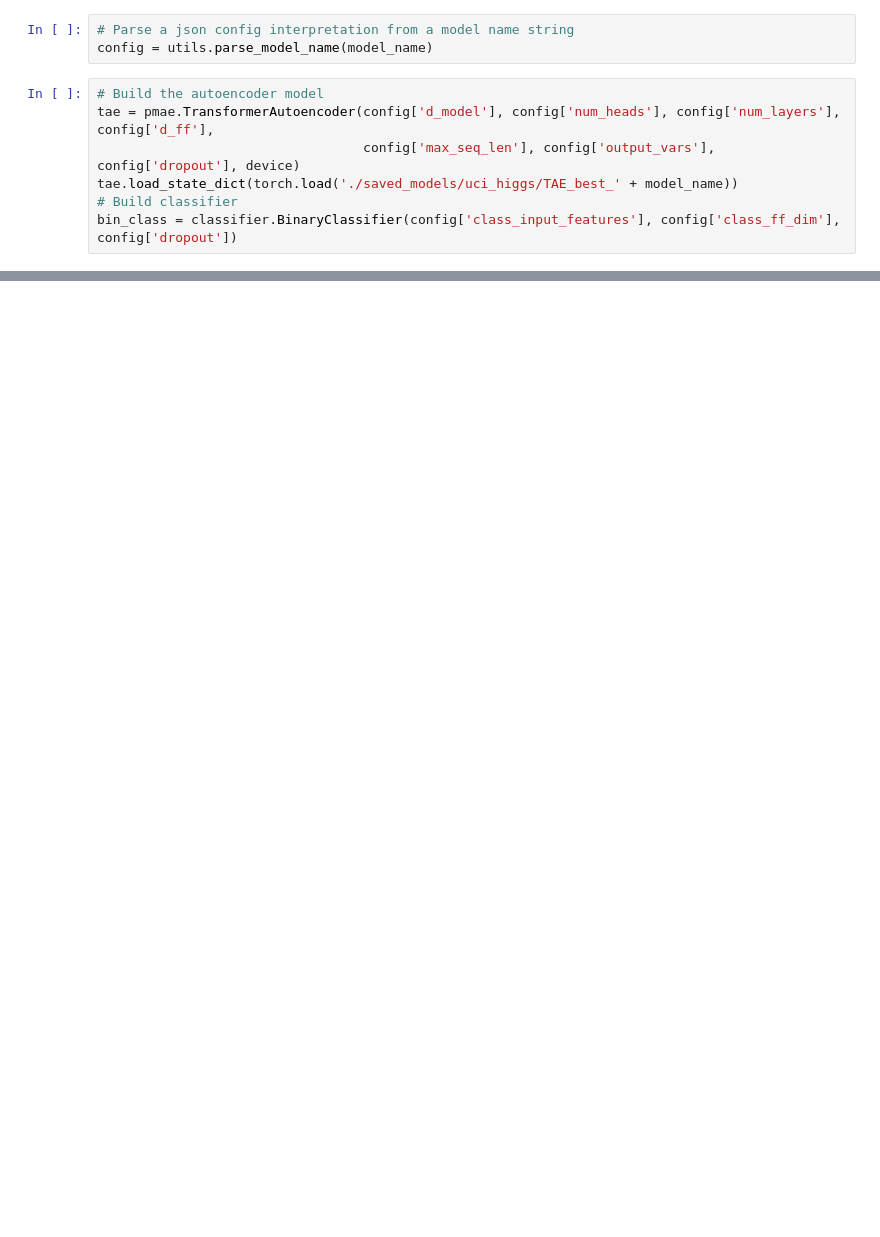
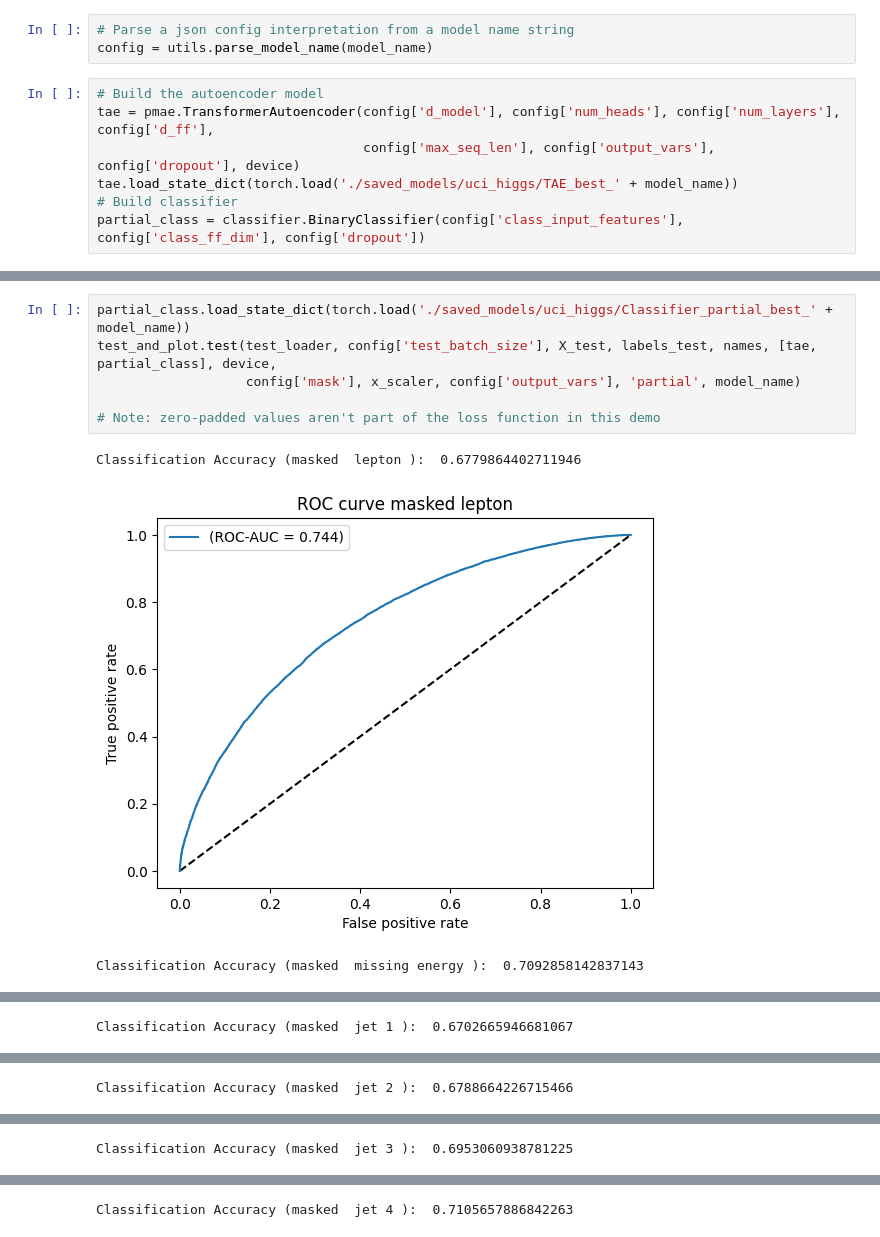
Before and after one commit to ereinha/PMAE, a Jupyter notebook: UCI_Higgs_Demo.ipynb, the cells around one changed output, grey strips where cells are left out. Saved outputs shown, nothing was run; the diff lists cells and outputs as text; blank space fills up the shorter version.

```diff
--- a/UCI_Higgs_Demo.ipynb
+++ b/UCI_Higgs_Demo.ipynb
@@ -386,7 +330,7 @@ tae = pmae.TransformerAutoencoder(config['d_model'], config['num_heads'], config
                                   config['max_seq_len'], config['output_vars'], config['dropout'], device)
 tae.load_state_dict(torch.load('./saved_models/uci_higgs/TAE_best_' + model_name))
 # Build classifier
-bin_class = classifier.BinaryClassifier(config['class_input_features'], config['class_ff_dim'], config['dropout'])
+partial_class = classifier.BinaryClassifier(config['class_input_features'], config['class_ff_dim'], config['dropout'])
 # %%
 # Send the models to gpu if possible
 tae = tae.to(device)
@@ -393,0 +359,10 @@ bin_class = bin_class.to(device)
+# %%
+partial_class.load_state_dict(torch.load('./saved_models/uci_higgs/Classifier_partial_best_' + model_name))
+test_and_plot.test(test_loader, config['test_batch_size'], X_test, labels_test, names, [tae, partial_class], device,
+                   config['mask'], x_scaler, config['output_vars'], 'partial', model_name)
+
+# Note: zero-padded values aren't part of the loss function in this demo
+# %% [output]
+Classification Accuracy (masked  lepton ):  0.6779864402711946
+[figure, added]
+Classification Accuracy (masked  missing energy ):  0.7092858142837143
@@ -393,0 +370 @@ bin_class = bin_class.to(device)
+Classification Accuracy (masked  jet 1 ):  0.6702665946681067
@@ -393,0 +372 @@ bin_class = bin_class.to(device)
+Classification Accuracy (masked  jet 2 ):  0.6788664226715466
@@ -393,0 +374 @@ bin_class = bin_class.to(device)
+Classification Accuracy (masked  jet 3 ):  0.6953060938781225
@@ -393,0 +376 @@ bin_class = bin_class.to(device)
+Classification Accuracy (masked  jet 4 ):  0.7105657886842263
```
Also changed, not shown: parts of 36 cells of this notebook.
